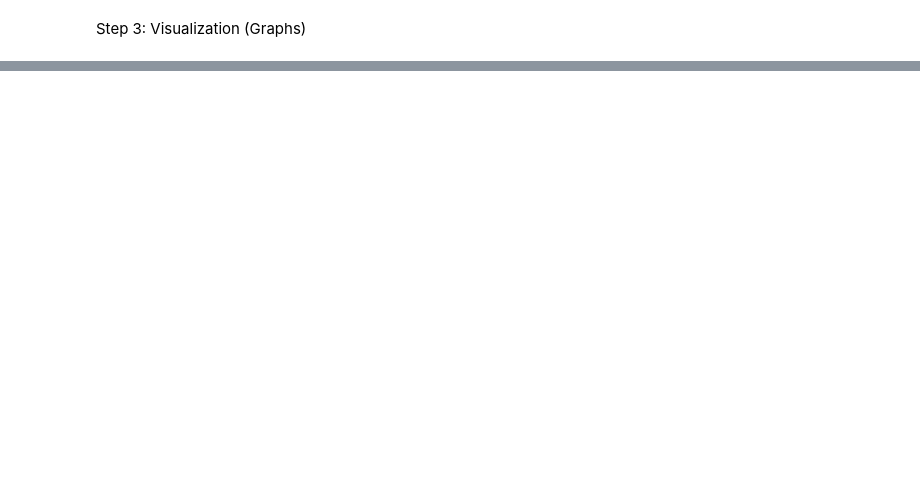
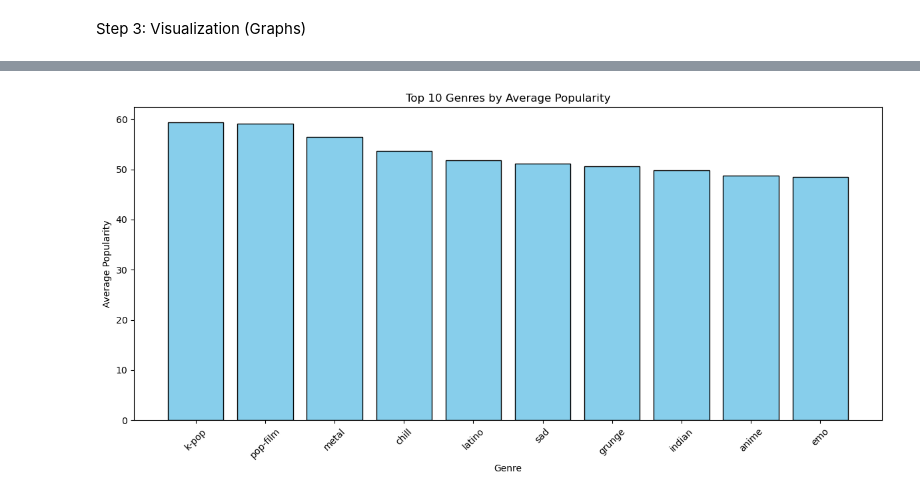
Before and after one commit to AayushCode24-7/Data_Wrangling, a Jupyter notebook: FDS.ipynb, the cells around one changed output, grey strips where cells are left out. Drawn from its saved outputs; the diff is of its cells as text; code cells hidden in the pictures; blank space fills up the shorter version.

```diff
--- a/FDS.ipynb
+++ b/FDS.ipynb
@@ -208,0 +224,15 @@ import matplotlib as plt
+# %%
+# Bar Chart - Top 10 Genres by Average Popularity
+
+top_genres = df_cleaned.groupby('track_genre')['popularity'].mean().sort_values(ascending=False).head(10)
+
+plt.figure(figsize=(12,6))
+plt.bar(top_genres.index, top_genres.values, color='skyblue', edgecolor='black')
+plt.xlabel('Genre')
+plt.ylabel('Average Popularity')
+plt.title('Top 10 Genres by Average Popularity')
+plt.xticks(rotation=45)
+plt.tight_layout()
+plt.show()
+# %% [output]
+[figure, added]
```
Also changed, not shown: parts of 12 cells of this notebook.
